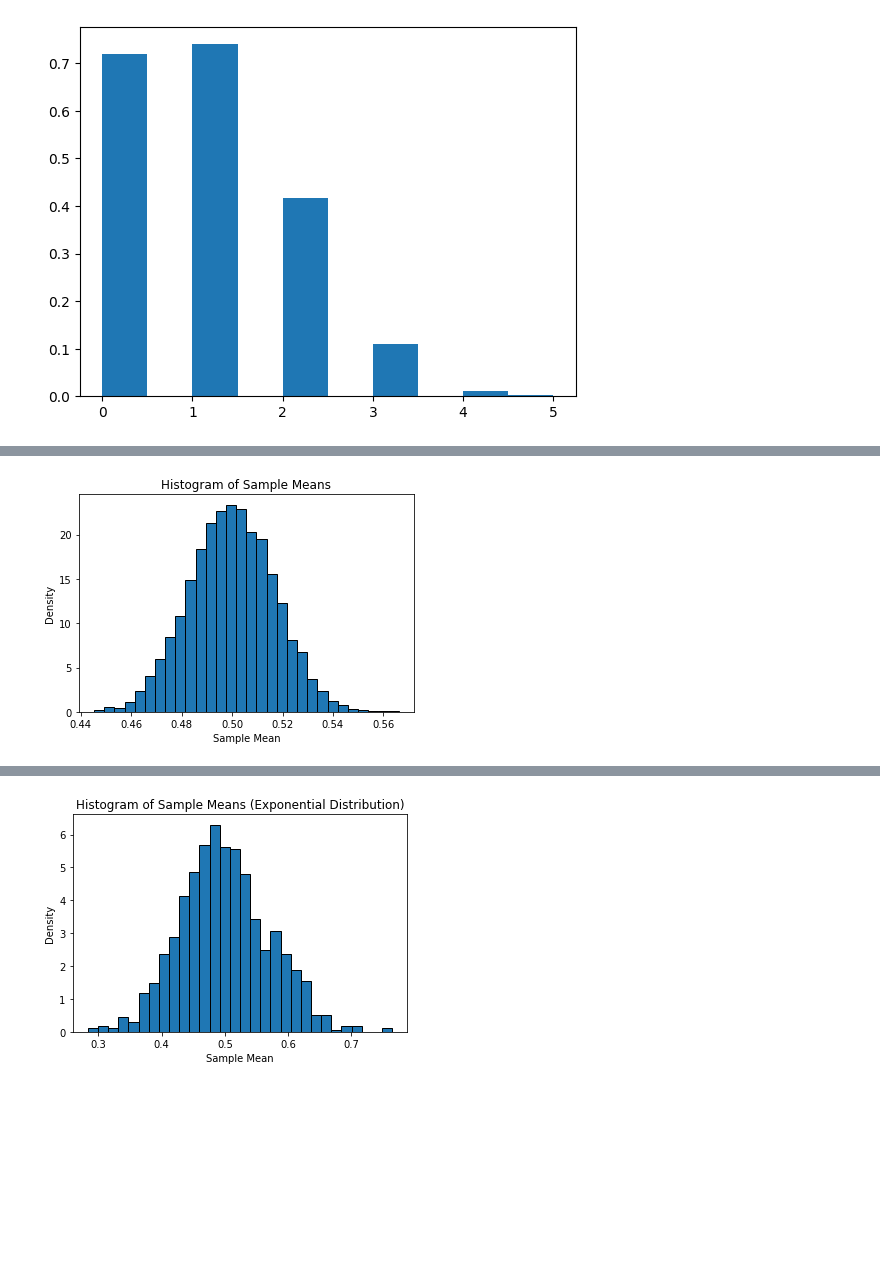
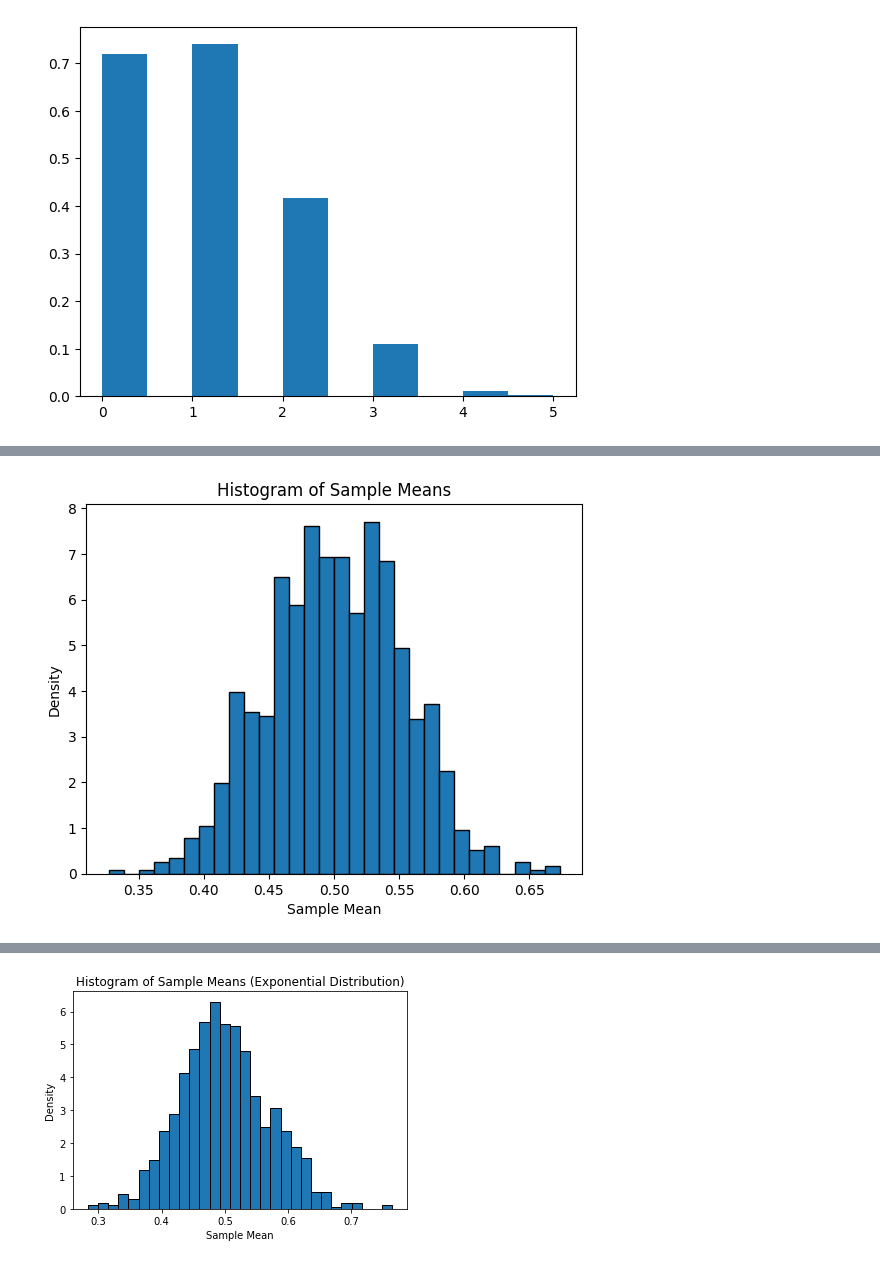
Before and after one commit to sourabhms66/statistics, a Jupyter notebook: session_43.ipynb, the cells around one changed output, grey strips where cells are left out. Saved outputs shown, nothing was run; the diff lists cells and outputs as text; code cells hidden in the pictures; blank space fills up the shorter version.

```diff
--- a/session_43.ipynb
+++ b/session_43.ipynb
@@ -119,23 +122,23 @@ plt.show()
 # %%
 import numpy as np
 import matplotlib.pyplot as plt
 
 # Set the parameters
-num_samples = 10000
-sample_size = 300
+num_samples = 1000
+sample_size = 30
 distribution_range = (0, 1)
 
 # Generate samples from a uniform distribution
 samples = np.random.uniform(distribution_range[0], distribution_range[1], (num_samples, sample_size))
 
 # Calculate the sample means
 sample_means = np.mean(samples, axis=1)
 
 # Plot the histogram of the sample means
 plt.hist(sample_means, bins=30, density=True, edgecolor='black')
 plt.title('Histogram of Sample Means')
 plt.xlabel('Sample Mean')
 plt.ylabel('Density')
 plt.show()
 # %% [output]
-[figure, old version]
+[figure, new version]
```
Also changed, not shown: parts of 3 cells of this notebook.
